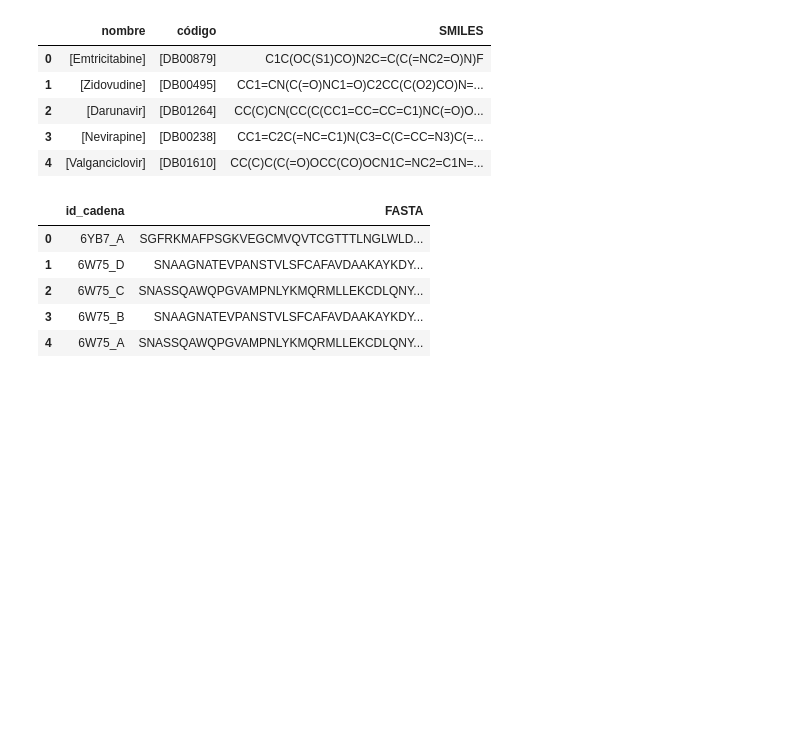
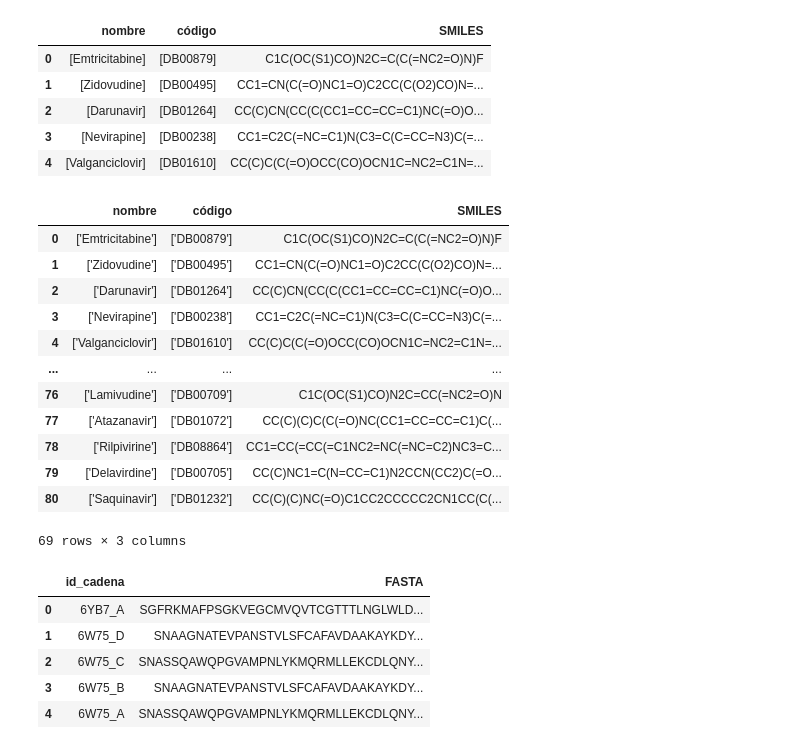
Before and after one commit to breogann/Fighting-COVID-19-through-AI, a Jupyter notebook: Getting retrovirals and their smiles codes.ipynb, the cells around one changed output. Drawn from its saved outputs; the diff is of its cells as text; code cells hidden in the pictures; blank space fills up the shorter version.

```diff
--- a/Getting retrovirals and their smiles codes.ipynb
+++ b/Getting retrovirals and their smiles codes.ipynb
@@ -75,3 +77,23 @@ df.head()
+# %%
+df.dropna(inplace=True)
+df.columns
+#df.drop("Unnamed: 0", axis=1, inplace=True)
+
+df
+# %% [output]
+|  | nombre | código | SMILES |
+| 0 | ['Emtricitabine'] | ['DB00879'] | C1C(OC(S1)CO)N2C=C(C(=NC2=O)N)F |
+| 1 | ['Zidovudine'] | ['DB00495'] | CC1=CN(C(=O)NC1=O)C2CC(C(O2)CO)N=... |
+| 2 | ['Darunavir'] | ['DB01264'] | CC(C)CN(CC(C(CC1=CC=CC=C1)NC(=O)O... |
+| 3 | ['Nevirapine'] | ['DB00238'] | CC1=C2C(=NC=C1)N(C3=C(C=CC=N3)C(=... |
+| 4 | ['Valganciclovir'] | ['DB01610'] | CC(C)C(C(=O)OCC(CO)OCN1C=NC2=C1N=... |
+| ... | ... | ... | ... |
+| 76 | ['Lamivudine'] | ['DB00709'] | C1C(OC(S1)CO)N2C=CC(=NC2=O)N |
+| 77 | ['Atazanavir'] | ['DB01072'] | CC(C)(C)C(C(=O)NC(CC1=CC=CC=C1)C(... |
+| 78 | ['Rilpivirine'] | ['DB08864'] | CC1=CC(=CC(=C1NC2=NC(=NC=C2)NC3=C... |
+| 79 | ['Delavirdine'] | ['DB00705'] | CC(C)NC1=C(N=CC=C1)N2CCN(CC2)C(=O... |
+| 80 | ['Saquinavir'] | ['DB01232'] | CC(C)(C)NC(=O)C1CC2CCCCC2CN1CC(C(... |
+69 rows × 3 columns
 # %%
 ## FASTAS
 
```
Also changed, not shown: parts of 9 cells of this notebook, 3 other files.
